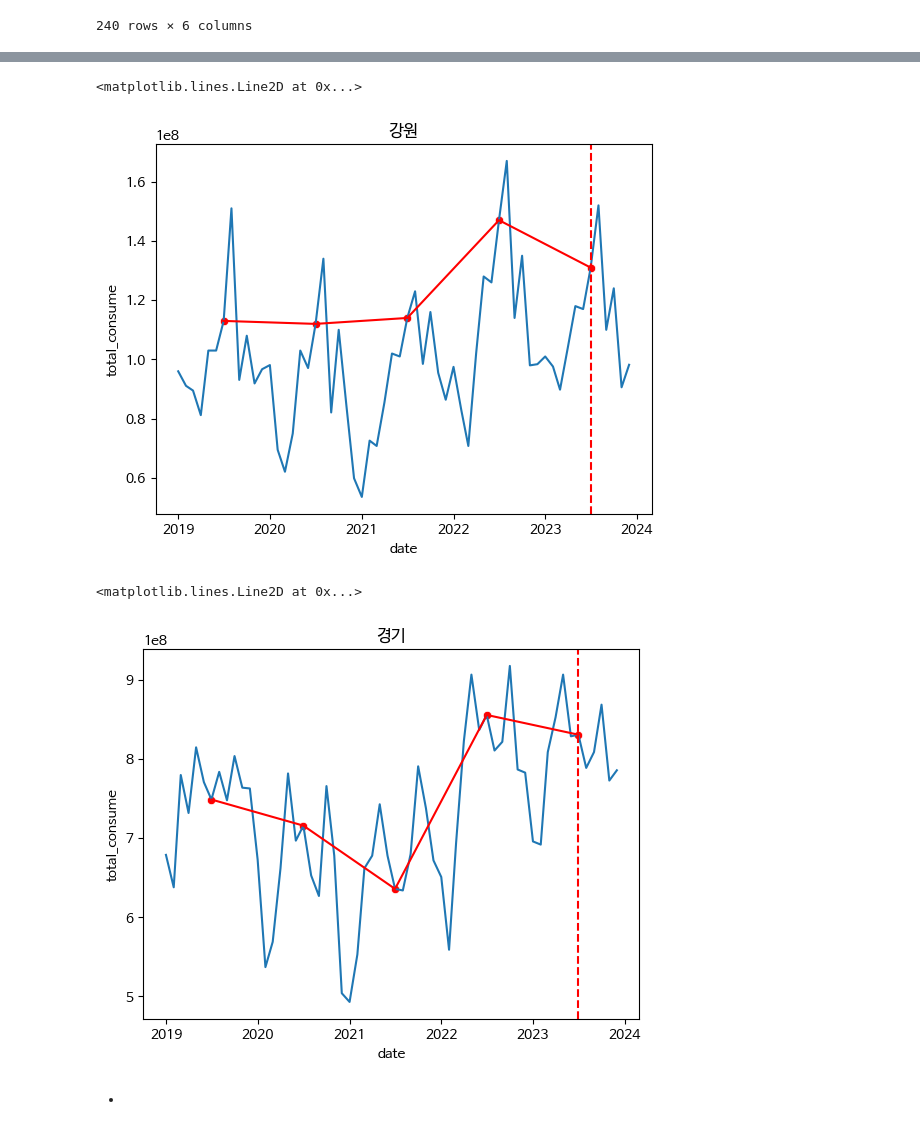
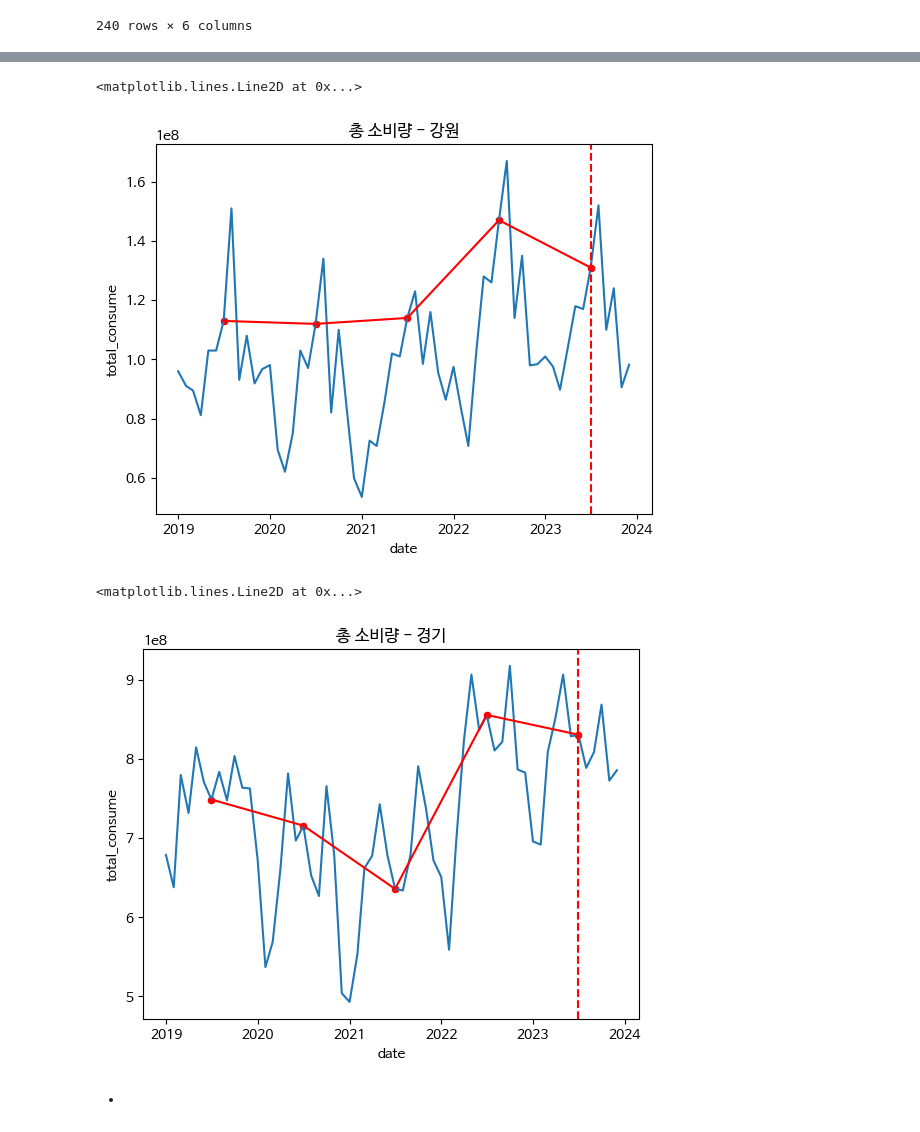
Before and after one commit to nohjuhyeon/AI_LKJ_hubs_fastapi, a Jupyter notebook: data_analysis/tour_pass/yj_tourpass_consume.ipynb, the cells around one changed output, grey strips where cells are left out. Cells and saved outputs as stored; diff of their text form; code cells hidden in the pictures.

```diff
--- a/data_analysis/tour_pass/yj_tourpass_consume.ipynb
+++ b/data_analysis/tour_pass/yj_tourpass_consume.ipynb
@@ -156,15 +156,15 @@ grouped2 = df_tourpass_consume.query("region == '강원' and date_month == 7")
 highlight_date = pd.to_datetime('2023-07-01')
 highlight_data = grouped[grouped['date'] == highlight_date]
 # %%
-plt.title("강원")
+plt.title("총 소비량 - 강원")
 
 sns.lineplot(data=grouped, x='date', y='total_consume')
 sns.lineplot(data=grouped2, x='date', y='total_consume', color='red')
 sns.scatterplot(data=grouped2, x='date', y='total_consume', color='red')
 plt.axvline(x=highlight_date, color='red', linestyle='--')
 # %% [output]
 <matplotlib.lines.Line2D at 0x...>
-[figure, old version]
+[figure, new version]
 # %%
 grouped = df_tourpass_consume.query("region == '경기'")
 grouped2 = df_tourpass_consume.query("region == '경기' and date_month == 7")
@@ -172,7 +172,7 @@ grouped2 = df_tourpass_consume.query("region == '경기' and date_month == 7")
 highlight_date = pd.to_datetime('2023-07-01')
 highlight_data = grouped[grouped['date'] == highlight_date]
 # %%
-plt.title("경기")
+plt.title("총 소비량 - 경기")
 
 sns.lineplot(data=grouped, x='date', y='total_consume')
 sns.lineplot(data=grouped2, x='date', y='total_consume', color='red')
@@ -180,7 +180,7 @@ sns.scatterplot(data=grouped2, x='date', y='total_consume', color='red')
 plt.axvline(x=highlight_date, color='red', linestyle='--')
 # %% [output]
 <matplotlib.lines.Line2D at 0x...>
-[figure, old version]
+[figure, new version]
 # %% [markdown]
 -
 # %%
```
Also changed, not shown: parts of 2 cells of this notebook, 2 other files.
